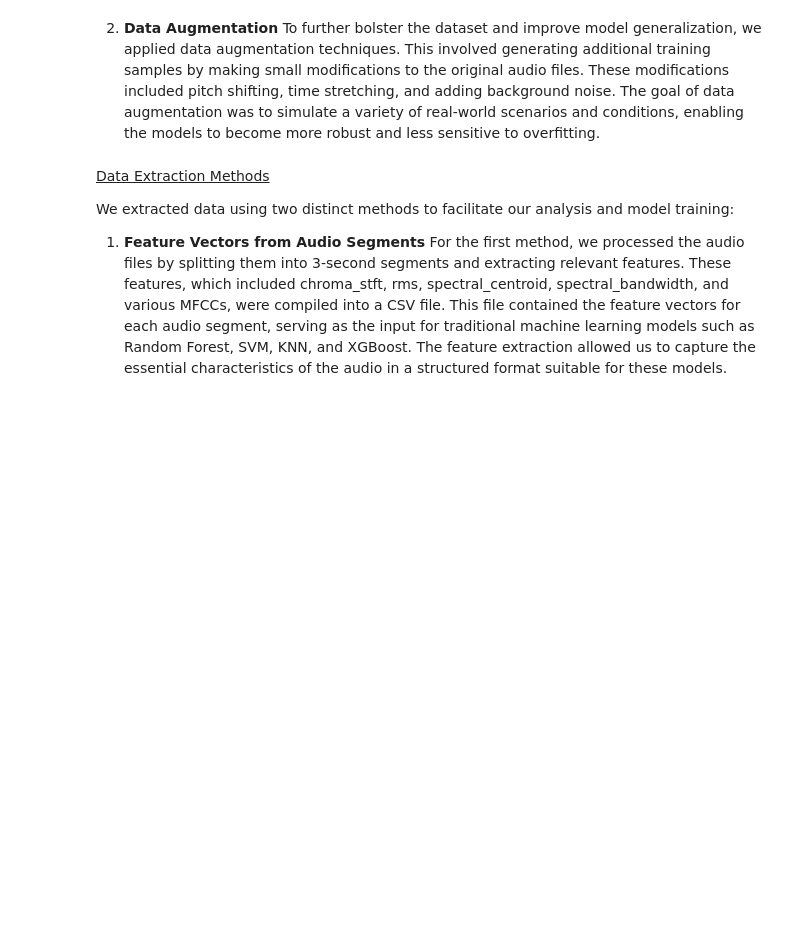
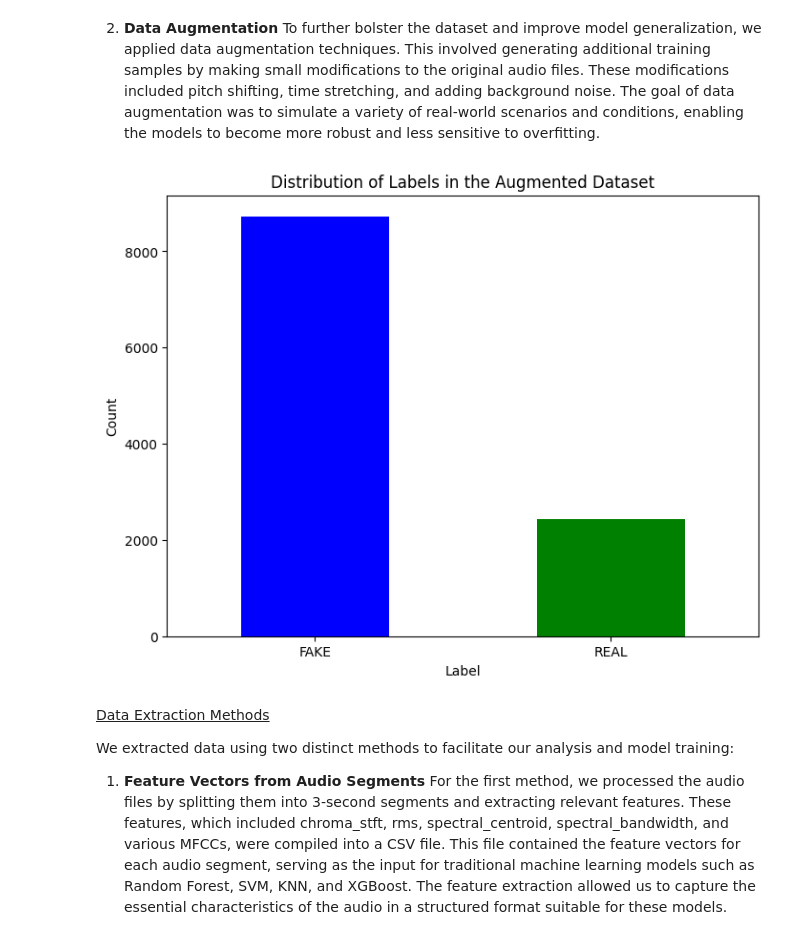
Before and after one commit to annkou/DeepFake-Voice-Recognition, a Jupyter notebook: Introduction.ipynb, the cells around one changed output. Saved outputs shown, nothing was run; the diff lists cells and outputs as text; code cells hidden in the pictures; blank space fills up the shorter version.

```diff
--- a/Introduction.ipynb
+++ b/Introduction.ipynb
@@ -132,3 +130,18 @@ To further bolster the dataset and improve model generalization, we applied data
+# %%
+aug_dataset = pd.read_csv('classic_dataset_augmented.csv')
+
+
+label_counts=aug_dataset['LABEL'].value_counts()
+
+plt.figure(figsize=(8, 6))
+label_counts.plot(kind='bar', color=['blue', 'green'])
+plt.title('Distribution of Labels in the Augmented Dataset')
+plt.xlabel('Label')
+plt.ylabel('Count')
+plt.xticks(rotation=0)
+plt.show()
+# %% [output]
+[figure, added]
 # %% [markdown]
 
 <u>Data Extraction Methods</u>
```
Also changed, not shown: parts of 3 cells of this notebook, 2 other files.
